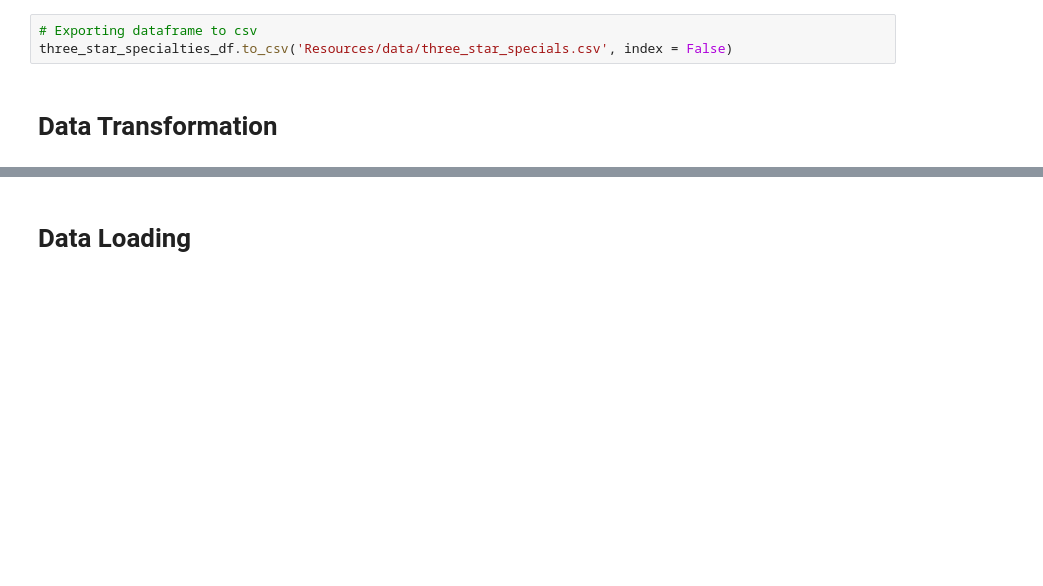
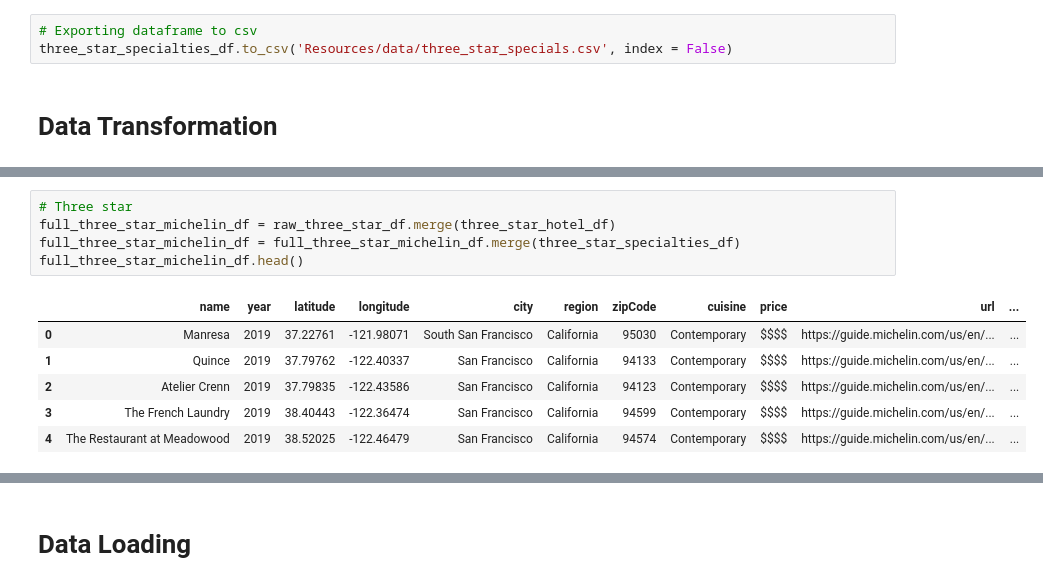
Before and after one commit to sunwoo-kim20/etl-european-restaurants, a Jupyter notebook: etl-michelin-restaurants.ipynb, the cells around one changed output, grey strips where cells are left out. Saved outputs shown, nothing was run; the diff lists cells and outputs as text; blank space fills up the shorter version.

```diff
--- a/etl-michelin-restaurants.ipynb
+++ b/etl-michelin-restaurants.ipynb
@@ -473,0 +495,12 @@ three_star_specialties_df = pd.read_csv("Resources/data/three_star_specials.csv"
+# %%
+# Three star
+full_three_star_michelin_df = raw_three_star_df.merge(three_star_hotel_df)
+full_three_star_michelin_df = full_three_star_michelin_df.merge(three_star_specialties_df)
+full_three_star_michelin_df.head()
+# %% [output]
+|  | name | year | latitude | longitude | city | region | zipCode | cuisine | price | url | ... |
+| 0 | Manresa | 2019 | 37.22761 | -121.98071 | South San Francisco | California | 95030 | Contemporary | $$$$ | https://guide.michelin.com/us/en/... | ... |
+| 1 | Quince | 2019 | 37.79762 | -122.40337 | San Francisco | California | 94133 | Contemporary | $$$$ | https://guide.michelin.com/us/en/... | ... |
+| 2 | Atelier Crenn | 2019 | 37.79835 | -122.43586 | San Francisco | California | 94123 | Contemporary | $$$$ | https://guide.michelin.com/us/en/... | ... |
+| 3 | The French Laundry | 2019 | 38.40443 | -122.36474 | San Francisco | California | 94599 | Contemporary | $$$$ | https://guide.michelin.com/us/en/... | ... |
+| 4 | The Restaurant at Meadowood | 2019 | 38.52025 | -122.46479 | San Francisco | California | 94574 | Contemporary | $$$$ | https://guide.michelin.com/us/en/... | ... |
```
Also changed, not shown: parts of 12 cells of this notebook.
